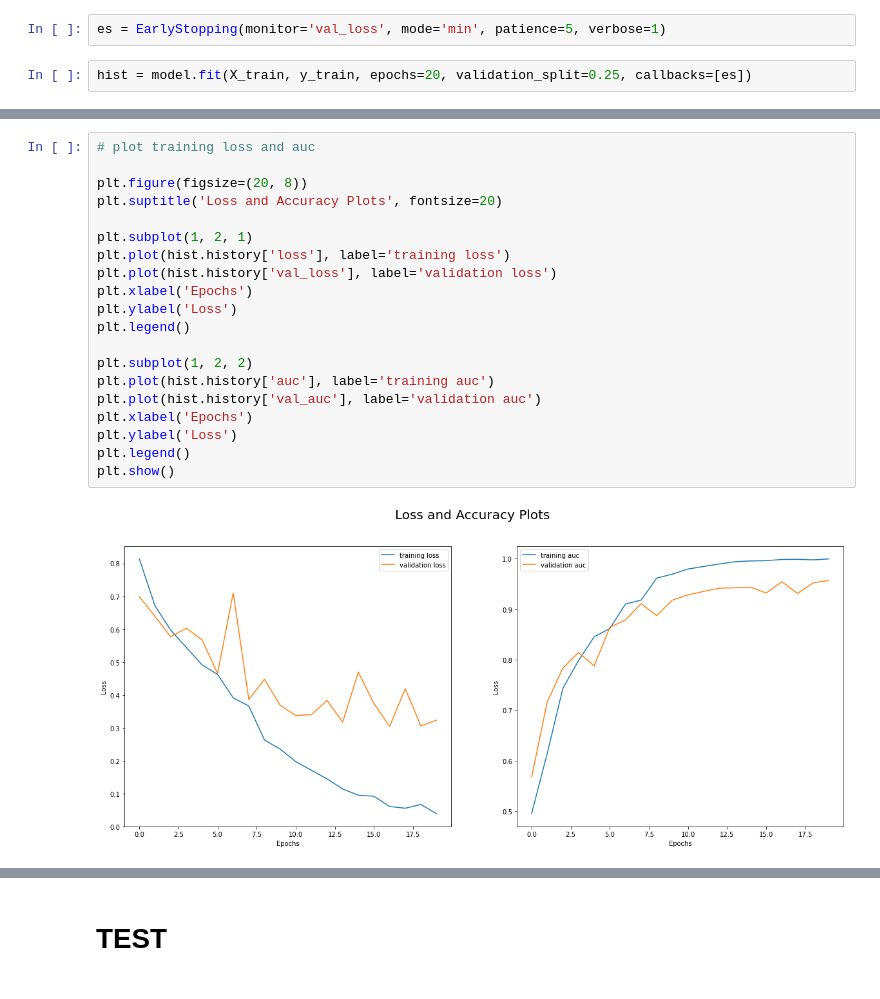
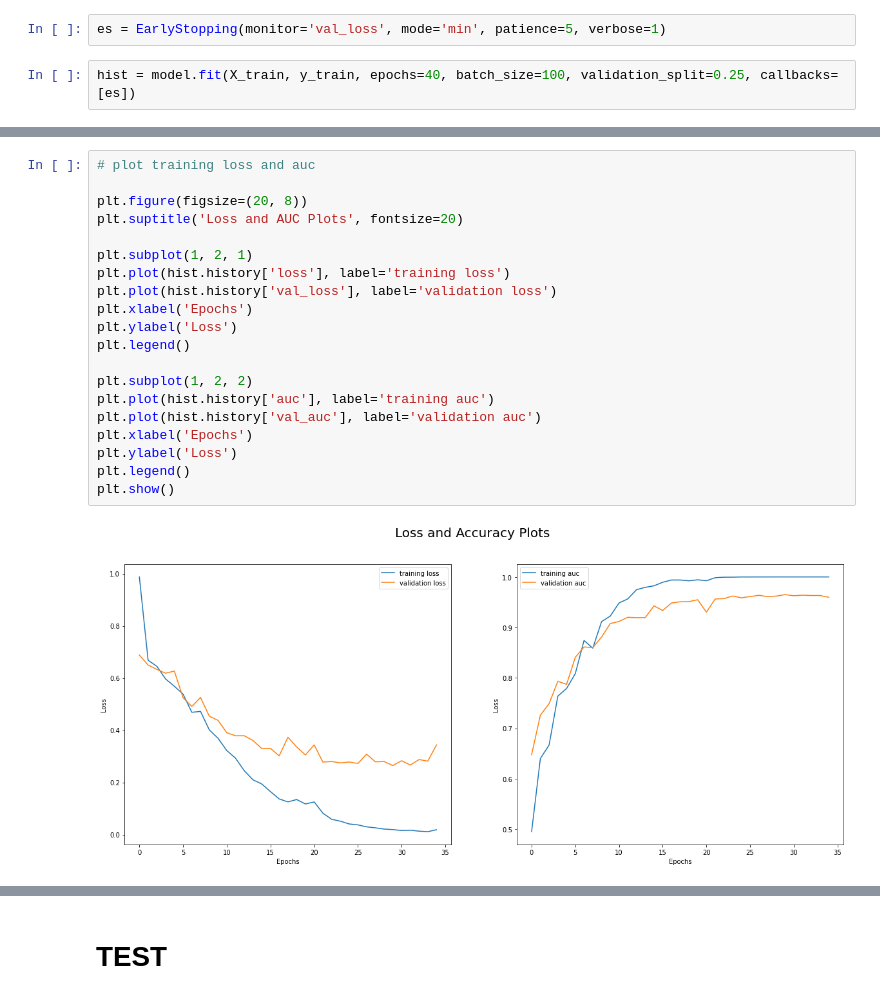
Before and after one commit to c-woo/MonReader, a Jupyter notebook: Untitled.ipynb, the cells around one changed output, grey strips where cells are left out. Cells and saved outputs as stored; diff of their text form.

```diff
--- a/Untitled.ipynb
+++ b/Untitled.ipynb
@@ -210,5 +210,5 @@ model.compile(loss='binary_crossentropy', optimizer=tf.keras.optimizers.Adam(lr=
 # %%
 es = EarlyStopping(monitor='val_loss', mode='min', patience=5, verbose=1)
 # %%
-hist = model.fit(X_train, y_train, epochs=20, validation_split=0.25, callbacks=[es])
+hist = model.fit(X_train, y_train, epochs=40, batch_size=100, validation_split=0.25, callbacks=[es])
 # %% [output]
@@ -232,25 +232,25 @@ Epoch 20/20
 # %%
 # plot training loss and auc
 
 plt.figure(figsize=(20, 8))
-plt.suptitle('Loss and Accuracy Plots', fontsize=20)
+plt.suptitle('Loss and AUC Plots', fontsize=20)
 
 plt.subplot(1, 2, 1)
 plt.plot(hist.history['loss'], label='training loss')
 plt.plot(hist.history['val_loss'], label='validation loss')
 plt.xlabel('Epochs')
 plt.ylabel('Loss')
 plt.legend()
 
 plt.subplot(1, 2, 2)
 plt.plot(hist.history['auc'], label='training auc')
 plt.plot(hist.history['val_auc'], label='validation auc')
 plt.xlabel('Epochs')
 plt.ylabel('Loss')
 plt.legend()
 plt.show()
 # %% [output]
-[figure, old version]
+[figure, new version]
 # %%
 model.evaluate(X_test, y_test)
 # %% [output]
```
Also changed, not shown: parts of 6 cells of this notebook.
